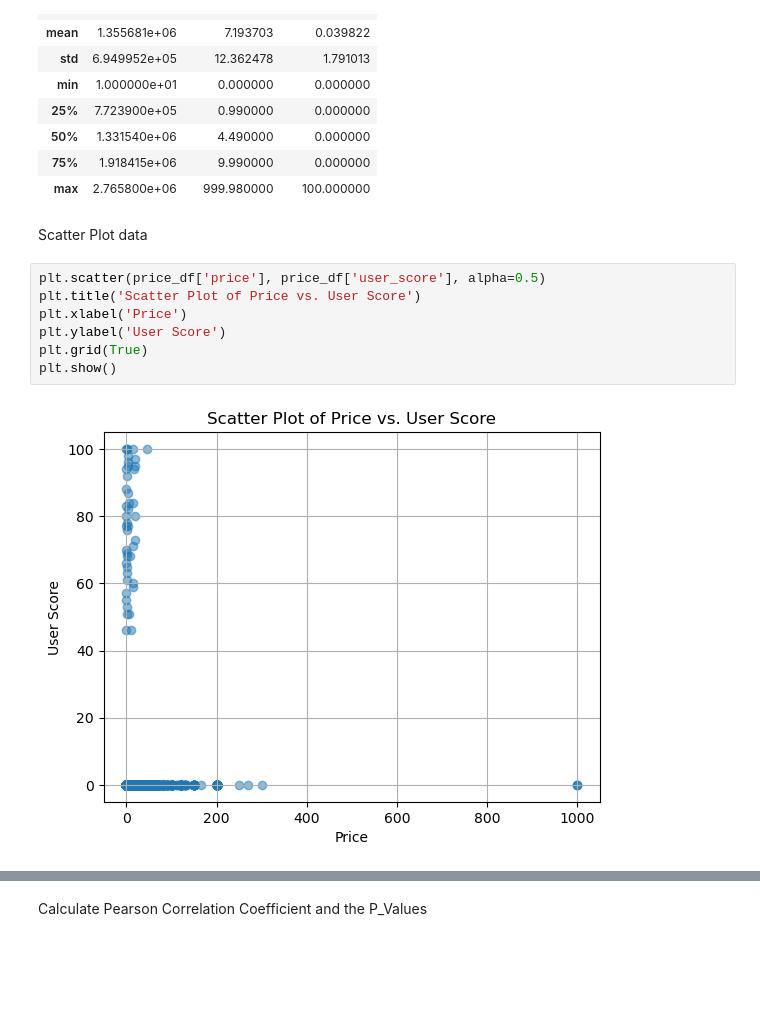
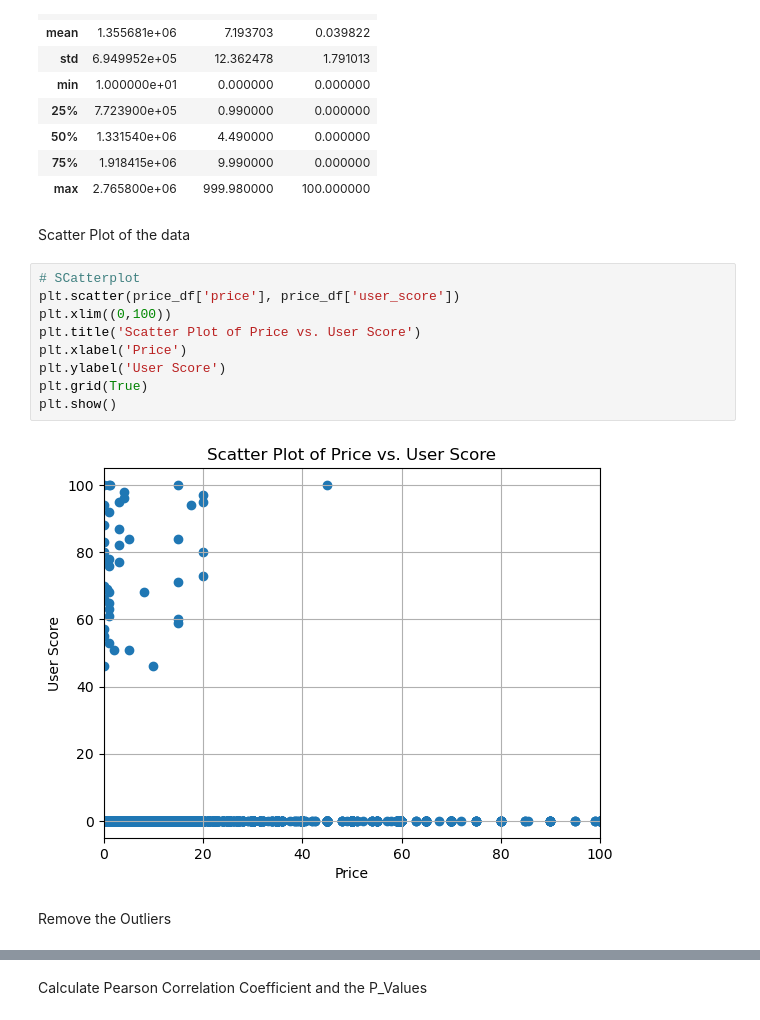
Before and after one commit to AlexOrtiz5/Games-Study, a Jupyter notebook: notebook/hypotesis_testing.ipynb, the cells around one changed output, grey strips where cells are left out. Cells and saved outputs as stored; diff of their text form; blank space fills up the shorter version.

```diff
--- a/notebook/hypotesis_testing.ipynb
+++ b/notebook/hypotesis_testing.ipynb
@@ -474,13 +810,17 @@ price_df.describe()
 | 75% | 1.918415e+06 | 9.990000 | 0.000000 |
 | max | 2.765800e+06 | 999.980000 | 100.000000 |
 # %% [markdown]
-Scatter Plot data
+Scatter Plot of the data
 # %%
-plt.scatter(price_df['price'], price_df['user_score'], alpha=0.5)
+# SCatterplot
+plt.scatter(price_df['price'], price_df['user_score'])
+plt.xlim((0,100))
 plt.title('Scatter Plot of Price vs. User Score')
 plt.xlabel('Price')
 plt.ylabel('User Score')
 plt.grid(True)
 plt.show()
 # %% [output]
-[figure, old version]
+[figure, new version]
+# %% [markdown]
+Remove the Outliers
```
Also changed, not shown: parts of 57 cells of this notebook.
